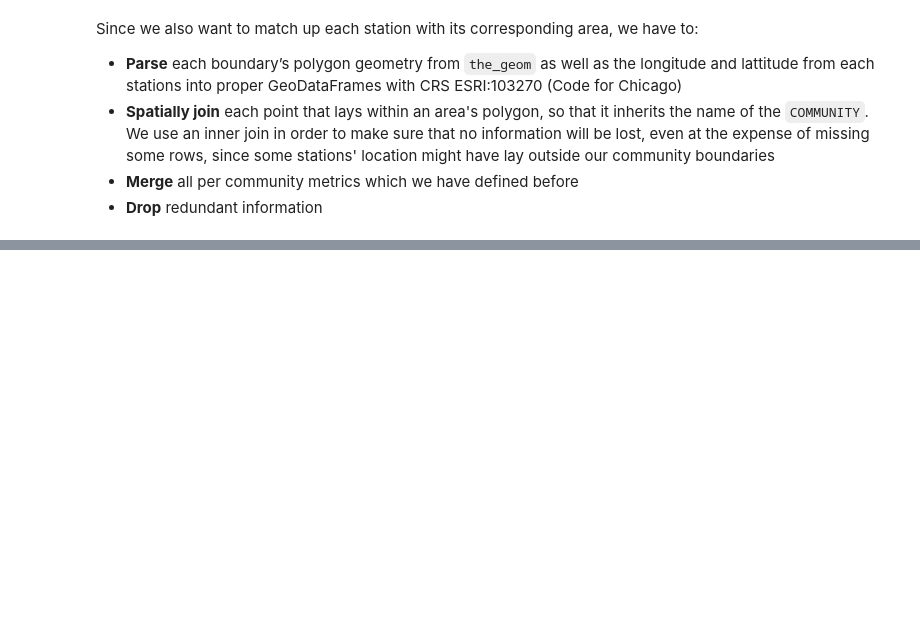
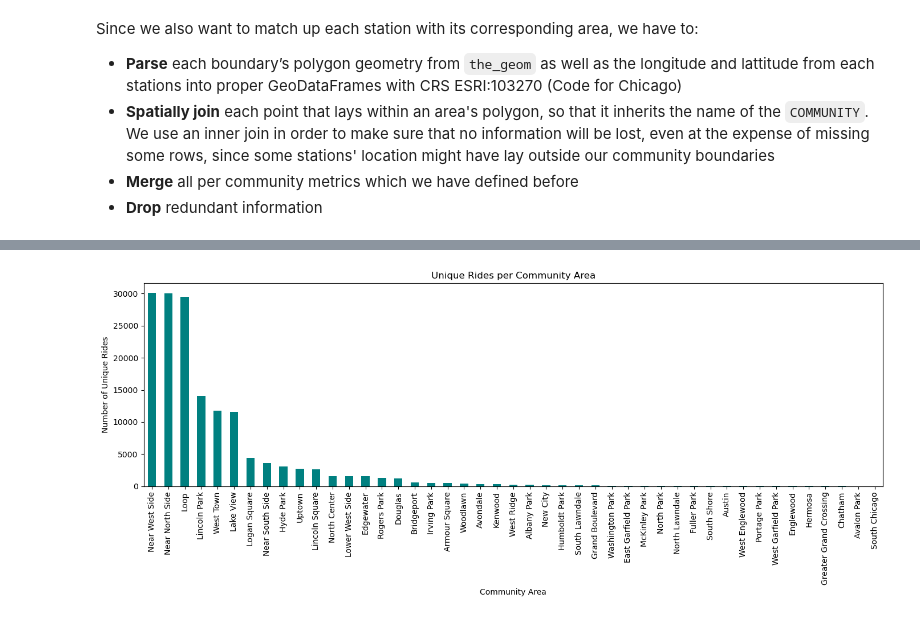
Before and after one commit to kbui-03/ChicagoBikeProject, a Jupyter notebook: Geographical_Data.ipynb, the cells around one changed output, grey strips where cells are left out. Saved outputs shown, nothing was run; the diff lists cells and outputs as text; code cells hidden in the pictures; blank space fills up the shorter version.

```diff
--- a/Geographical_Data.ipynb
+++ b/Geographical_Data.ipynb
@@ -179,0 +203,22 @@ bike_community = bike_community.merge(
+# %%
+rides_counts = (
+    bike_community
+      .groupby('COMMUNITY')['TRIP ID']
+      .nunique()
+      .sort_values(ascending=False)
+)
+
+# 2) plot as bar chart
+plt.figure(figsize=(14, 6))
+rides_counts.plot(
+    kind='bar',
+    color='teal'
+)
+plt.title('Unique Rides per Community Area')
+plt.xlabel('Community Area')
+plt.ylabel('Number of Unique Rides')
+plt.xticks(rotation=90)
+plt.tight_layout()
+plt.show()
+# %% [output]
+[figure, added]
```
Also changed, not shown: parts of 7 cells of this notebook.
